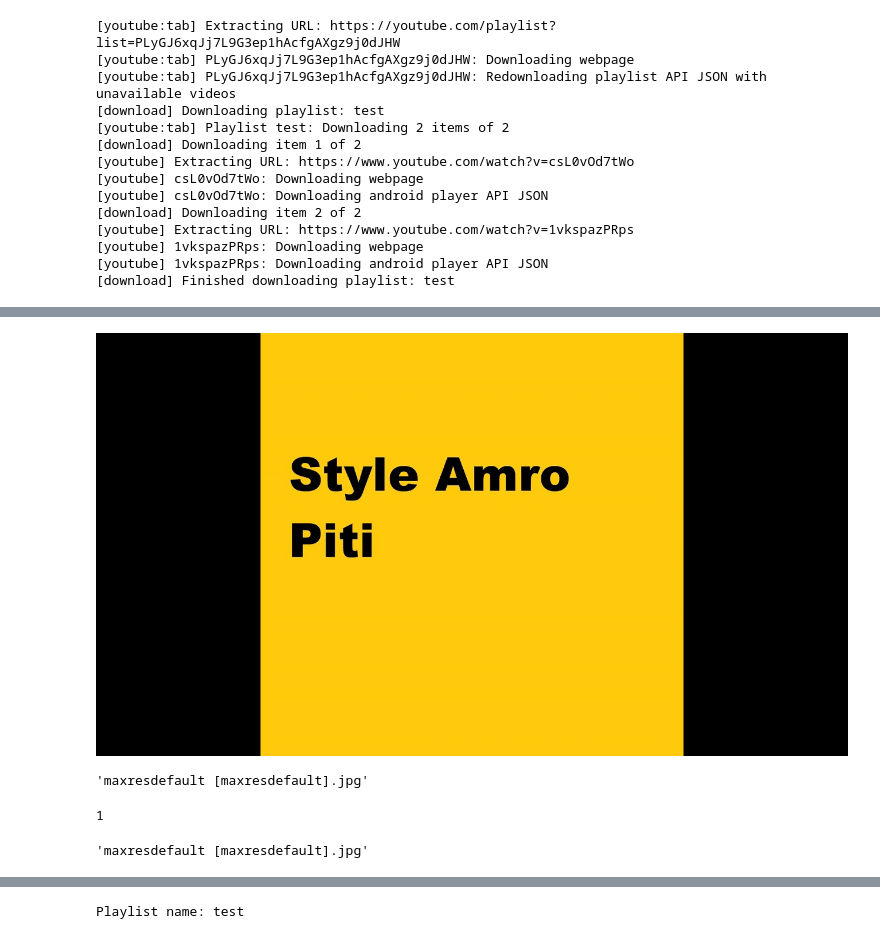
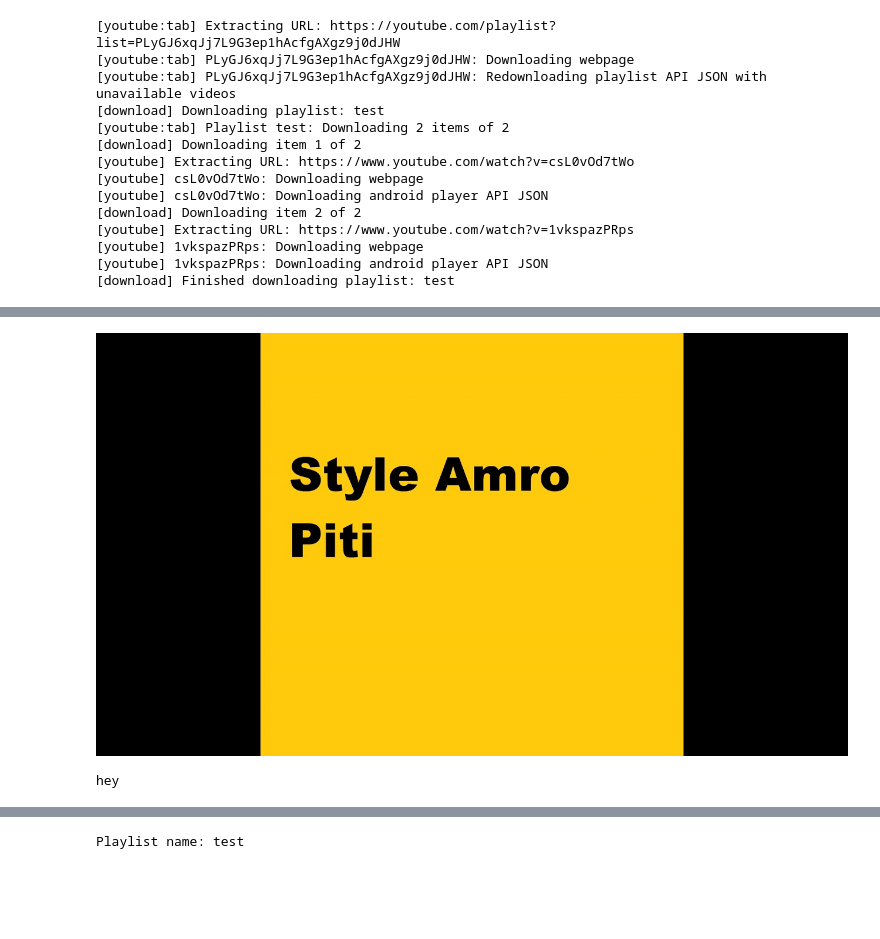
Before and after one commit to R3-da/youtube-music-downloader, a Jupyter notebook: playlist-downloader.ipynb, the cells around one changed output, grey strips where cells are left out. Saved outputs shown, nothing was run; the diff lists cells and outputs as text; code cells hidden in the pictures; blank space fills up the shorter version.

```diff
--- a/playlist-downloader.ipynb
+++ b/playlist-downloader.ipynb
@@ -102,17 +102,3 @@ WARNING: [generic] URL could be a direct video link, returning it as such.
-# %%
-img
-# %% [output]
-[figure, removed]
-# %%
-import glob
-
-file_list = glob.glob('max*') # find all files starting with "test"
-if file_list: # check if any files were found
-    first_file = file_list[0] # get the name of the first file
-
-first_file
-# %% [output]
-'maxresdefault [maxresdefault].jpg'
 # %%
 # Embed the thumbnail in the generated mp3 file
 audio_file = "DON BIGG - ٤in (Album Trailer).mp3"
@@ -120,14 +106,9 @@ audio = ID3(audio_file)
 with open("DON BIGG - ٤in (Album Trailer).jpg", 'rb') as f:
     audio.add(APIC(mime='image/jpeg', type=3, desc=u'Cover', data=f.read()))
 audio.save()
-# %%
-file_list = glob.glob('maxresdefault*') # find all files starting with thumbnail_filename
-if file_list: # check if any files were found
-    print("1")
-    first_file = file_list[0] # get the name of the first file
-# %% [output]
-1
-# %%
-first_file
-# %% [output]
-'maxresdefault [maxresdefault].jpg'
+# %%
+display(Imagey('maxresdefault [maxresdefault].jpg'))
+print('hey')
+# %% [output]
+[figure, added]
+hey
```
Also changed, not shown: parts of 7 cells of this notebook.
